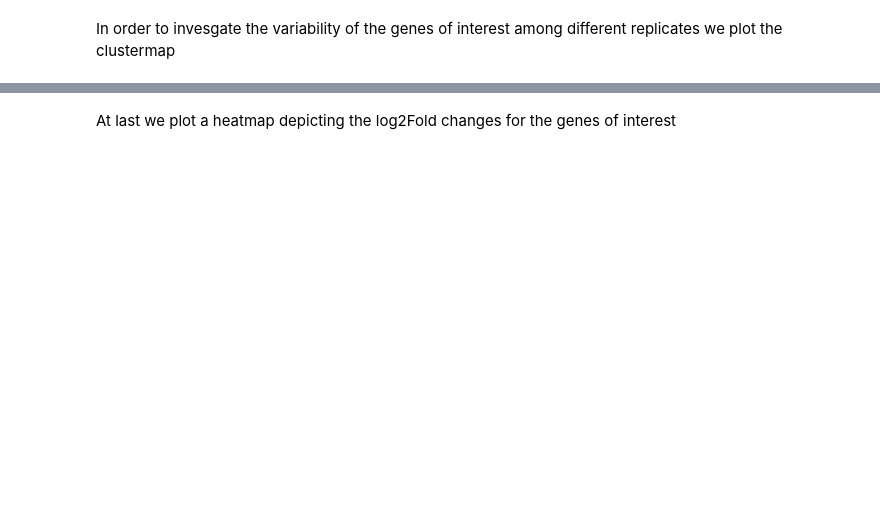
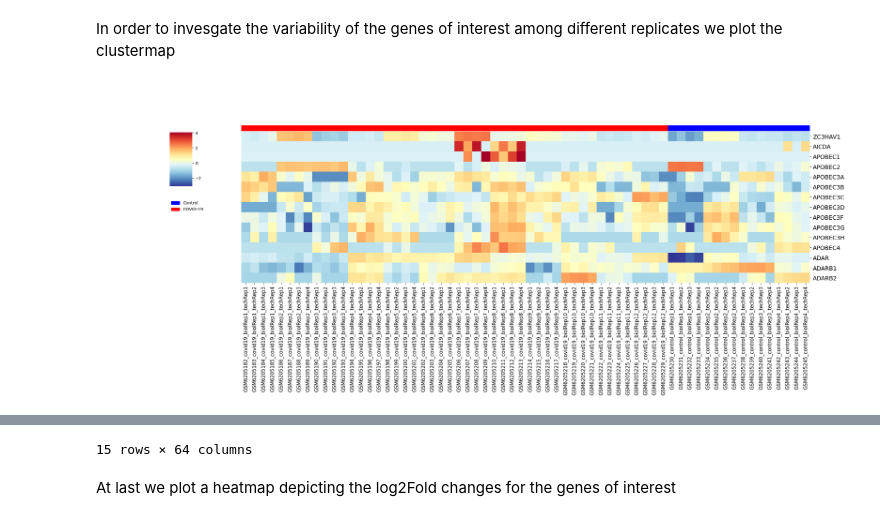
Before and after one commit to PrittamGoswami/Unraveling-the-Mutational-Patterns-in-SARS-CoV-2-and-their-Underlying-Causes, a Jupyter notebook: bulk_transcriptomic_analysis.ipynb, the cells around one changed output, grey strips where cells are left out. Cells and saved outputs as stored; diff of their text form; code cells hidden in the pictures; blank space fills up the shorter version.

```diff
--- a/bulk_transcriptomic_analysis.ipynb
+++ b/bulk_transcriptomic_analysis.ipynb
@@ -269,6 +333,7 @@ def plot_heatmap_with_clustermap(dds, dea_results, gene_list, metadata):
     """
     # Extract the normalized counts and log1p transform them with a pseudocount of 1
     dds.layers['log1p'] = np.log1p(dds.layers['normed_counts'])
+    # Extract the normalized counts of the genes of interest
     dds_sigs = dds[:, dea_results[dea_results["GeneSymbol"].isin(gene_list)].index]
 
     # Create a DataFrame for plotting the heatmap
@@ -280,34 +345,40 @@ def plot_heatmap_with_clustermap(dds, dea_results, gene_list, metadata):
     indexes_condition_covid = metadata[metadata['Condition'] == "Covid"].index.tolist()
     indexes_order = indexes_condition_control + indexes_condition_covid
 
     # Clean the data and reorder it based on gene_list and indexes_order
     cleaned_data = grapher[indexes_order]
     cleaned_data = cleaned_data.reindex(gene_list)
     cleaned_data.fillna(0, inplace=True)
     cleaned_data = cleaned_data[sorted(cleaned_data.columns)]
 
 
     # Create a DataFrame to use as col_colors
     col_colors_df = pd.DataFrame(index=cleaned_data.columns)
 
     # highlight the control and the covid samples with different colors
     col_colors_df.loc[indexes_condition_control, 'color'] = 'blue'  # Color for control columns
     col_colors_df.loc[indexes_condition_covid, 'color'] = 'red'  # Color for covid columns
 
 
-    # Generate clustermap with marked columns
-    cluster = sns.clustermap(cleaned_data, method='average', z_score=-1, cmap='RdYlBu_r', col_cluster=False, row_cluster=False, col_colors=[col_colors_df['color']],  figsize=(25, 10))
-    cluster.ax_heatmap.set_xticklabels(cluster.ax_heatmap.get_xticklabels(), fontsize=12)
+    # Generate heatmap with marked columns
+    heatmap = sns.clustermap(cleaned_data, method='average', z_score=-1, cmap='RdYlBu_r', col_cluster=False, row_cluster=False, col_colors=[col_colors_df['color']],  figsize=(25, 10),cbar_pos=(0.1, .65, 0.03, 0.18) )
+    heatmap.ax_heatmap.set_xticklabels(heatmap.ax_heatmap.get_xticklabels(), fontsize=12)
+    heatmap.ax_heatmap.set_yticklabels(heatmap.ax_heatmap.get_yticklabels(), fontsize=14)
+    heatmap.ax_heatmap.set_ylabel("")
+
+
 
     # Create the legend
     legend = [Patch(color=color, label=label) for label, color in {'Control': 'blue', 'COVID-19': 'red'}.items()]
 
     # Add legend to the plot
-    plt.legend(handles=legend, loc='upper left', bbox_to_anchor=(0, -0.1), frameon=False)
+    plt.legend(handles=legend, loc='upper left', bbox_to_anchor=(-.1, -0.2), frameon=False)
 
     # Show the plot
     plt.show()
     return cleaned_data
 
 # Call the function to plot the heatmap
 plot_heatmap_with_clustermap(dds, dea_results, gene_list, metadata)
+# %% [output]
+[figure, added]
@@ -314,3 +402,4 @@ plot_heatmap_with_clustermap(dds, dea_results, gene_list, metadata)
+15 rows × 64 columns
 # %% [markdown]
 At last we plot a heatmap depicting the log2Fold changes for the genes of interest
 # %%
```
Also changed, not shown: parts of 10 cells of this notebook, 6 other files.
